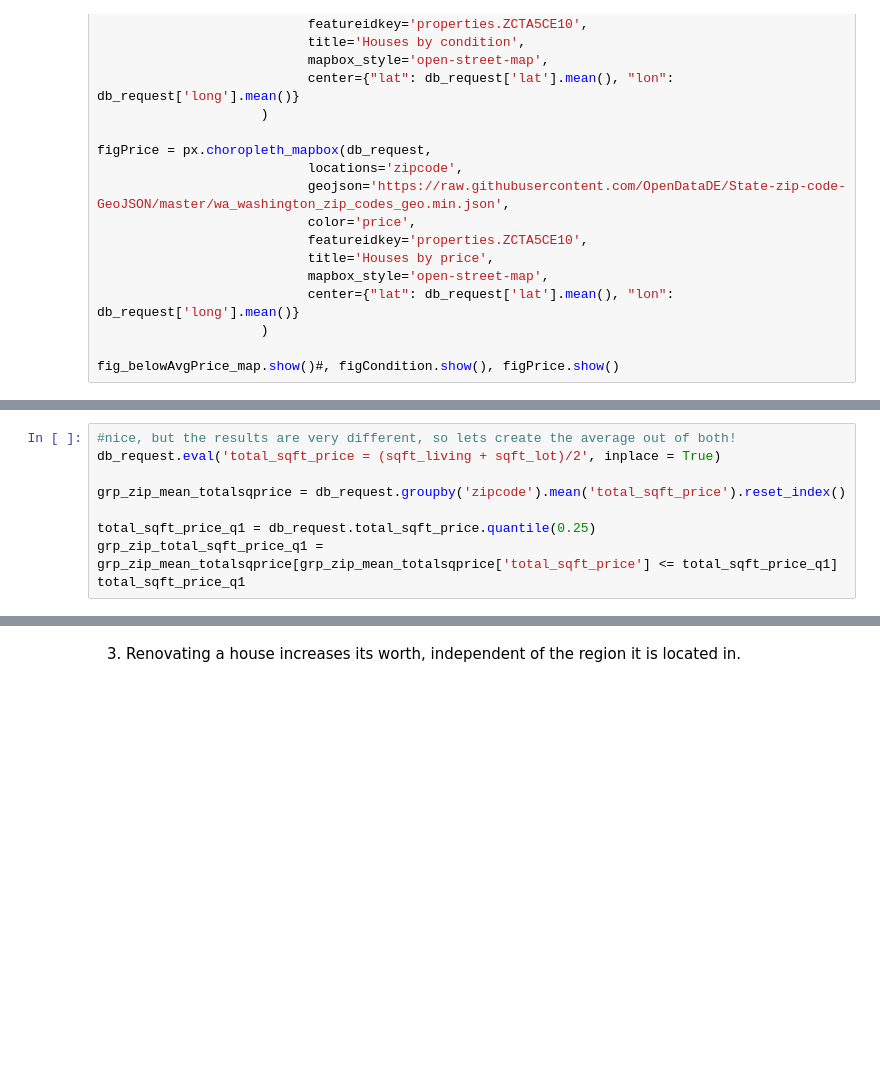
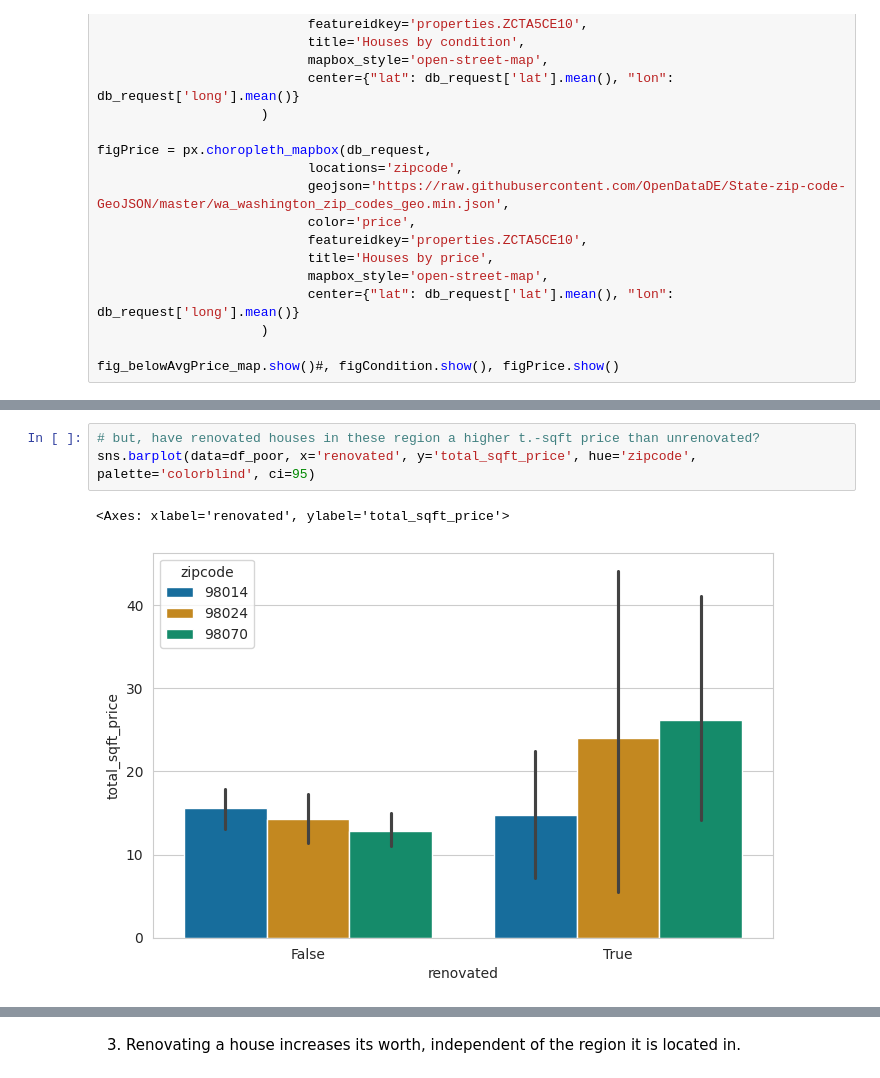
Before and after one commit to TheScieeentist/EDA_Project_RealEstate, a Jupyter notebook: EDA.ipynb, the cells around one changed output, grey strips where cells are left out. Drawn from its saved outputs; the diff is of its cells as text; blank space fills up the shorter version.

```diff
--- a/EDA.ipynb
+++ b/EDA.ipynb
@@ -424,9 +308,0 @@ fig_sqft_lot_q1.show()#, fig_sqft_liv_q1.show()
-# %%
-#nice, but the results are very different, so lets create the average out of both!
-db_request.eval('total_sqft_price = (sqft_living + sqft_lot)/2', inplace = True)
-
-grp_zip_mean_totalsqprice = db_request.groupby('zipcode').mean('total_sqft_price').reset_index()
-
-total_sqft_price_q1 = db_request.total_sqft_price.quantile(0.25)
-grp_zip_total_sqft_price_q1 = grp_zip_mean_totalsqprice[grp_zip_mean_totalsqprice['total_sqft_price'] <= total_sqft_price_q1]
-total_sqft_price_q1
@@ -577,0 +541,6 @@ sns.boxplot(data=df_poor, x='yr_renovated', y='price')
+# %%
+# but, have renovated houses in these region a higher t.-sqft price than unrenovated?
+sns.barplot(data=df_poor, x='renovated', y='total_sqft_price', hue='zipcode', palette='colorblind', ci=95)
+# %% [output]
+<Axes: xlabel='renovated', ylabel='total_sqft_price'>
+[figure, added]
```
Also changed, not shown: parts of 54 cells of this notebook, 8 other files.
